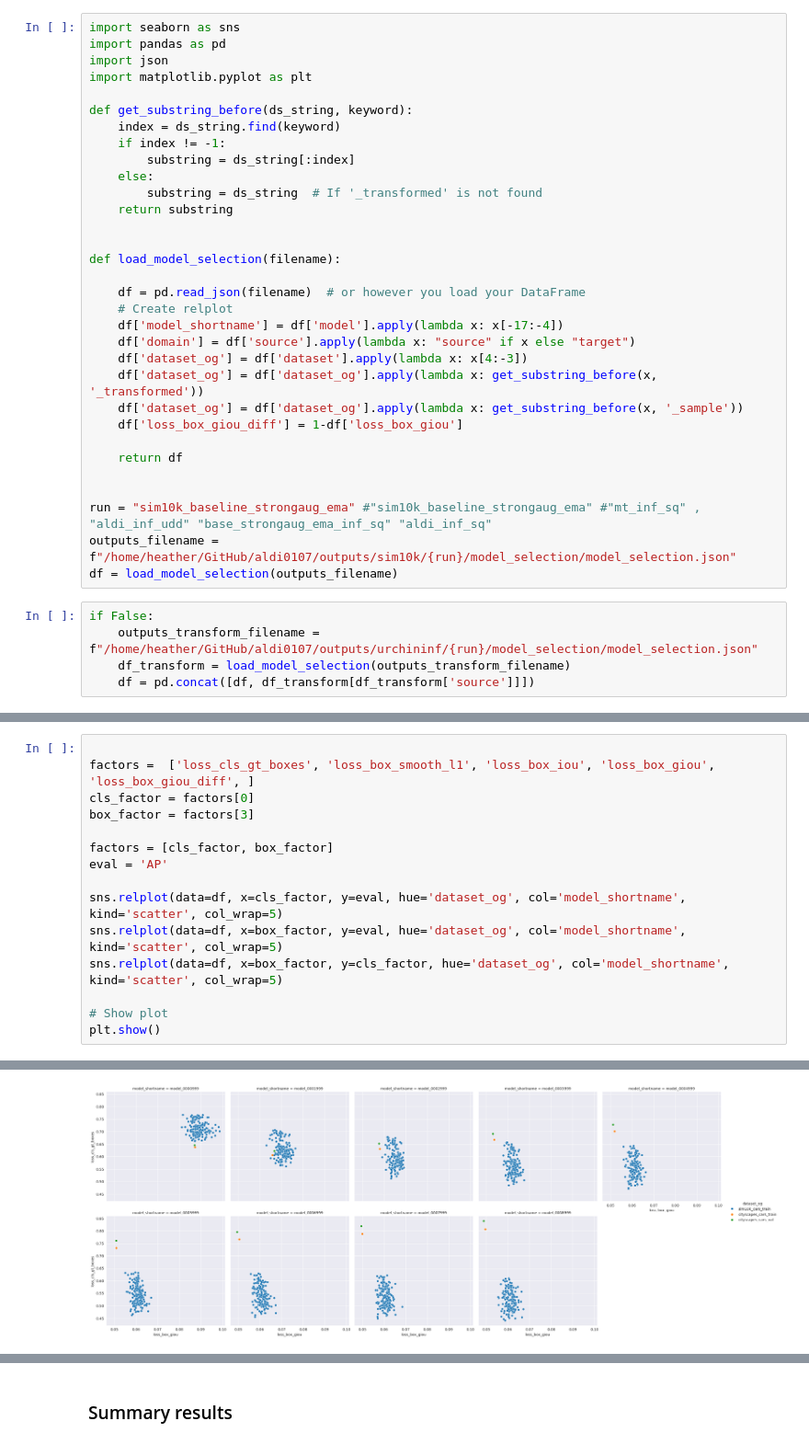
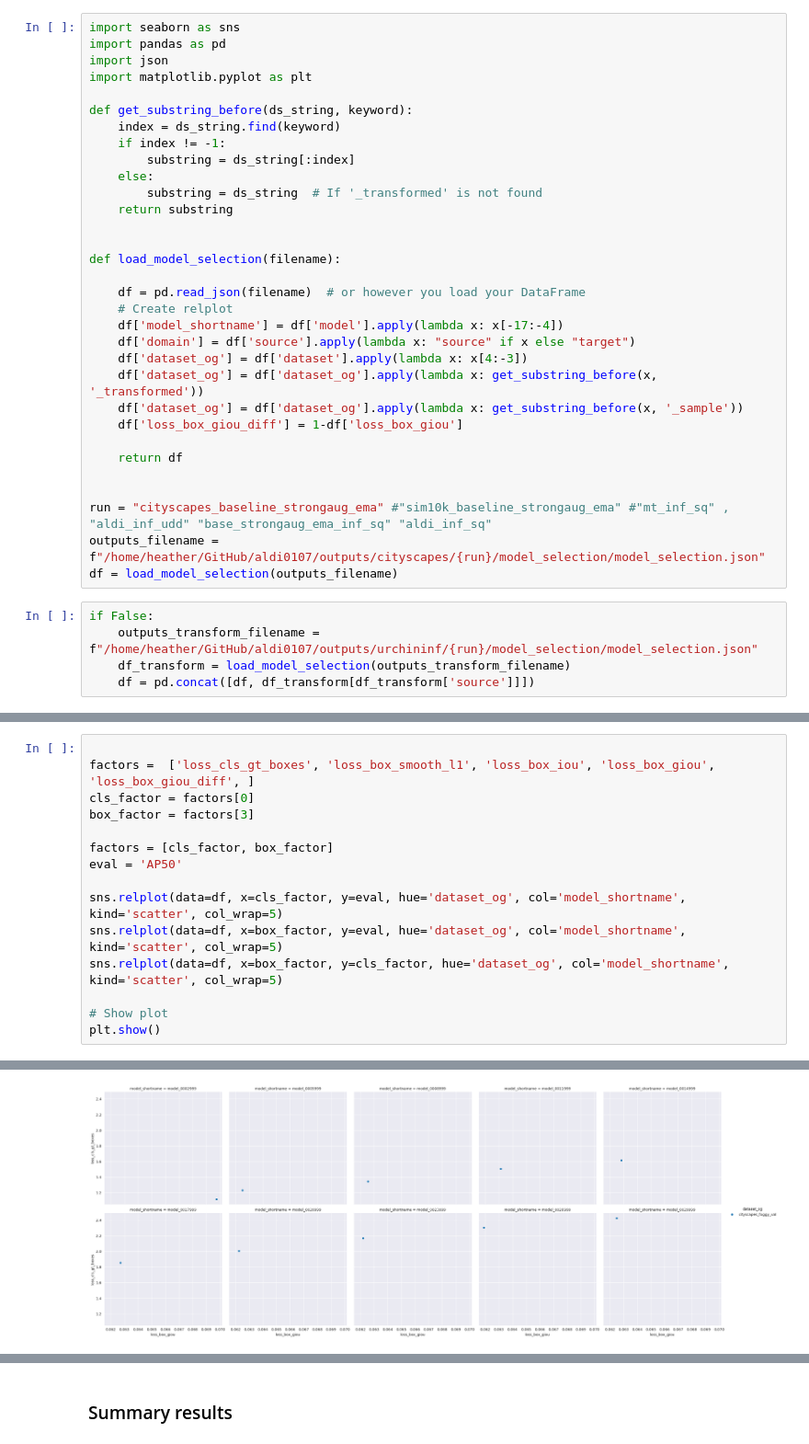
Before and after one commit to hdoi5324/aldi0107, a Jupyter notebook: tools/model_selection.ipynb, the cells around one changed output, grey strips where cells are left out. Shown at 92% size. Cells and saved outputs as stored; diff of their text form.

```diff
--- a/tools/model_selection.ipynb
+++ b/tools/model_selection.ipynb
@@ -29,8 +29,8 @@ def load_model_selection(filename):
     return df
 
 
-run = "sim10k_baseline_strongaug_ema" #"sim10k_baseline_strongaug_ema" #"mt_inf_sq" , "aldi_inf_udd" "base_strongaug_ema_inf_sq" "aldi_inf_sq"
-outputs_filename = f"/home/heather/GitHub/aldi0107/outputs/sim10k/{run}/model_selection/model_selection.json"
+run = "cityscapes_baseline_strongaug_ema" #"sim10k_baseline_strongaug_ema" #"mt_inf_sq" , "aldi_inf_udd" "base_strongaug_ema_inf_sq" "aldi_inf_sq"
+outputs_filename = f"/home/heather/GitHub/aldi0107/outputs/cityscapes/{run}/model_selection/model_selection.json"
 df = load_model_selection(outputs_filename)
 # %%
 if False:
@@ -44,7 +66,7 @@ cls_factor = factors[0]
 box_factor = factors[3]
 
 factors = [cls_factor, box_factor]
-eval = 'AP'
+eval = 'AP50'
 
 sns.relplot(data=df, x=cls_factor, y=eval, hue='dataset_og', col='model_shortname', kind='scatter', col_wrap=5)
 sns.relplot(data=df, x=box_factor, y=eval, hue='dataset_og', col='model_shortname', kind='scatter', col_wrap=5)
@@ -58,4 +80,4 @@ plt.show()
-[figure, old version]
+[figure, new version]
 # %%
 import numpy as np
 from sklearn.linear_model import LinearRegression
```
Also changed, not shown: parts of 5 cells of this notebook, 9 other files.
